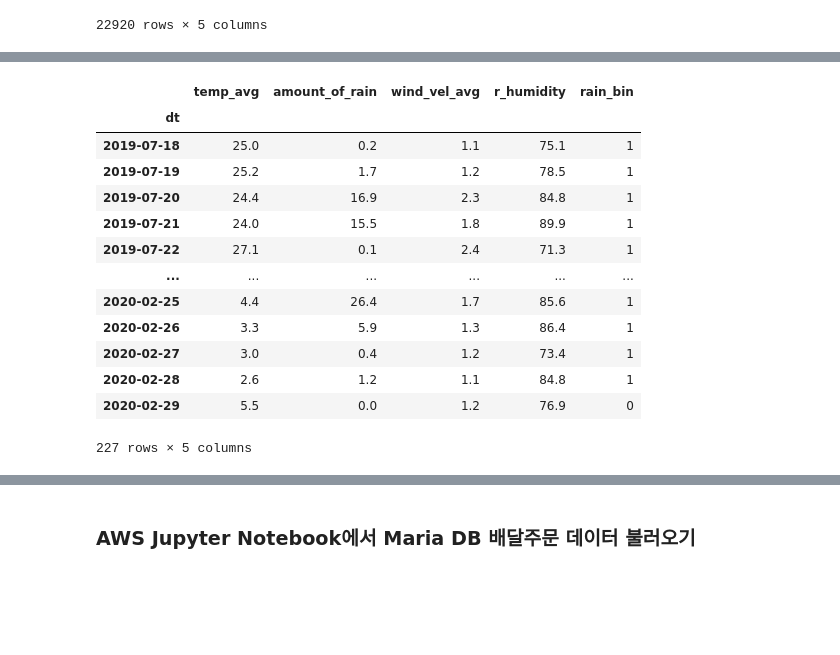
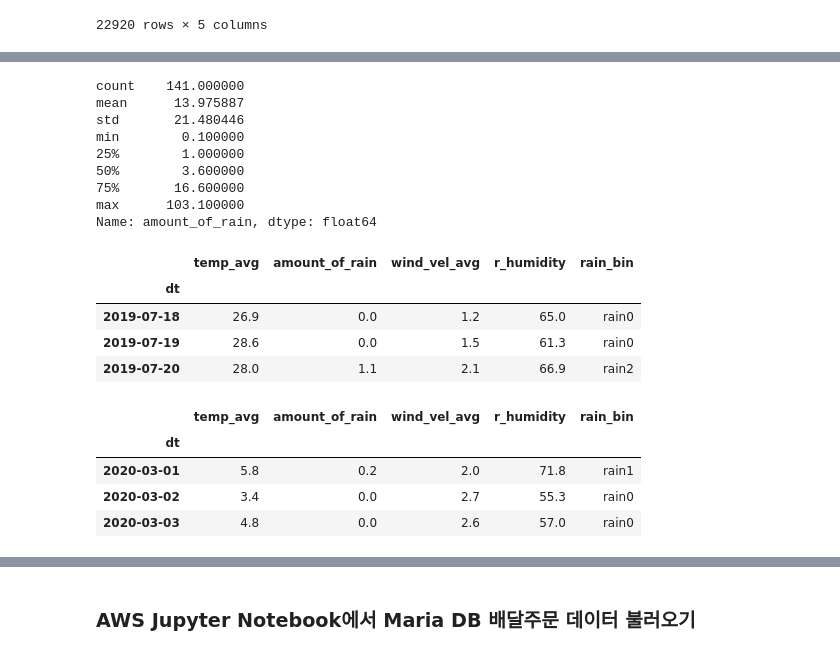
Before and after one commit to Hsquare-get/Python-Analysis, a Jupyter notebook: Analysis Project/delivery_weather.ipynb, the cells around one changed output, grey strips where cells are left out. Drawn from its saved outputs; the diff is of its cells as text; code cells hidden in the pictures; blank space fills up the shorter version.

```diff
--- a/Analysis Project/delivery_weather.ipynb
+++ b/Analysis Project/delivery_weather.ipynb
@@ -117,44 +139,55 @@ display(dfweather_D)
+# %%
+weather_seoul[weather_seoul['amount_of_rain']>0]['amount_of_rain'].describe()
+# %% [output]
+count    141.000000
+mean      13.975887
+std       21.480446
+min        0.100000
+25%        1.000000
+50%        3.600000
+75%       16.600000
+max      103.100000
+Name: amount_of_rain, dtype: float64
 # %%
 import numpy as np
 
-def binning(rain):
-    if rain > 0:
-        return 1
+
+def binning(df, col, rain):
+    if rain > df[df[col]>0][col].describe()['75%']:
+        return 'rain4'
+    elif rain > df[df[col]>0][col].describe()['50%']:
+        return 'rain3'
+    elif rain > df[df[col]>0][col].describe()['25%']:
+        return 'rain2'
+    elif rain >= df[df[col]>0][col].describe()['min']:
+        return 'rain1'
     else:
-        return 0
+        return 'rain0'
 
-sido = list(dfweather_D.index.unique())
+weather_seoul = dfweather_D.filter(like='서울특별시', axis=0) # 지역별로 데이터프레임을 리스트에 담음
 
-sido_weatherdf = []
-for i in range(17):
-    weather_region = dfweather_D.filter(like=sido[i], axis=0) # 지역별로 데이터프레임을 리스트에 담음
-    # (코로나 이전) 날씨와 배달업종별 주문건수 상관분석
-    weather_region = weather_region.loc[(weather_region.dt >= '2019-07-18') & (weather_region.dt <= '2020-02-29'), :]
-    # weather_region = weather_region[weather_region['dt'] != '2020-05-18'] # 조건행 삭제
+weather_seoul_bc = weather_seoul.loc[(weather_seoul.dt >= '2019-07-18') & (weather_seoul.dt <= '2020-02-29'), :]
+weather_seoul_ac = weather_seoul.loc[(weather_seoul.dt > '2020-02-29') & (weather_seoul.dt <= '2020-08-31'), :]
+weather_seoul_ac = weather_seoul_ac[weather_seoul_ac['dt'] != '2020-05-18'] # 조건행 삭제
 
+weather_seoul_bc = weather_seoul_bc.groupby(['dt']).sum()
+weather_seoul_ac = weather_seoul_ac.groupby(['dt']).sum()
 
-    weather_region = weather_region.groupby(['dt']).sum()
+# 강수량 분포가 0인 날이 훨씬 많아 정규분포가 아니기 때문에 강수량 유무열도 추가해보기(레이블 인코딩)
+weather_seoul_bc["rain_bin"] = weather_seoul_bc["amount_of_rain"].apply(lambda x: binning(weather_seoul_bc, 'amount_of_rain', x))
+weather_seoul_ac["rain_bin"] = weather_seoul_ac["amount_of_rain"].apply(lambda x: binning(weather_seoul_ac, 'amount_of_rain', x))
+# weather_region.drop('amount_of_rain', axis=1, inplace=True)
 
-
-    # 강수량 분포가 0인 날이 훨씬 많아 정규분포가 아니기 때문에 강수량 유무열도 추가해보기(레이블 인코딩)
-    weather_region["rain_bin"] = weather_region["amount_of_rain"].apply(lambda x: binning(x))
-    # weather_region.drop('amount_of_rain', axis=1, inplace=True)
-
-    sido_weatherdf.append(weather_region)
-
-display(sido_weatherdf[0])
+display(weather_seoul_bc.head(3))
+display(weather_seoul_ac.head(3))
 # %% [output]
 |  | temp_avg | amount_of_rain | wind_vel_avg | r_humidity | rain_bin |
 | dt |  |  |  |  |  |
-| 2019-07-18 | 25.0 | 0.2 | 1.1 | 75.1 | 1 |
-| 2019-07-19 | 25.2 | 1.7 | 1.2 | 78.5 | 1 |
-| 2019-07-20 | 24.4 | 16.9 | 2.3 | 84.8 | 1 |
-| 2019-07-21 | 24.0 | 15.5 | 1.8 | 89.9 | 1 |
-| 2019-07-22 | 27.1 | 0.1 | 2.4 | 71.3 | 1 |
-| ... | ... | ... | ... | ... | ... |
-| 2020-02-25 | 4.4 | 26.4 | 1.7 | 85.6 | 1 |
-| 2020-02-26 | 3.3 | 5.9 | 1.3 | 86.4 | 1 |
-| 2020-02-27 | 3.0 | 0.4 | 1.2 | 73.4 | 1 |
-| 2020-02-28 | 2.6 | 1.2 | 1.1 | 84.8 | 1 |
-| 2020-02-29 | 5.5 | 0.0 | 1.2 | 76.9 | 0 |
+| 2019-07-18 | 26.9 | 0.0 | 1.2 | 65.0 | rain0 |
+| 2019-07-19 | 28.6 | 0.0 | 1.5 | 61.3 | rain0 |
+| 2019-07-20 | 28.0 | 1.1 | 2.1 | 66.9 | rain2 |
-227 rows × 5 columns
+|  | temp_avg | amount_of_rain | wind_vel_avg | r_humidity | rain_bin |
+| dt |  |  |  |  |  |
+| 2020-03-01 | 5.8 | 0.2 | 2.0 | 71.8 | rain1 |
+| 2020-03-02 | 3.4 | 0.0 | 2.7 | 55.3 | rain0 |
+| 2020-03-03 | 4.8 | 0.0 | 2.6 | 57.0 | rain0 |
```
Also changed, not shown: parts of 11 cells of this notebook.
